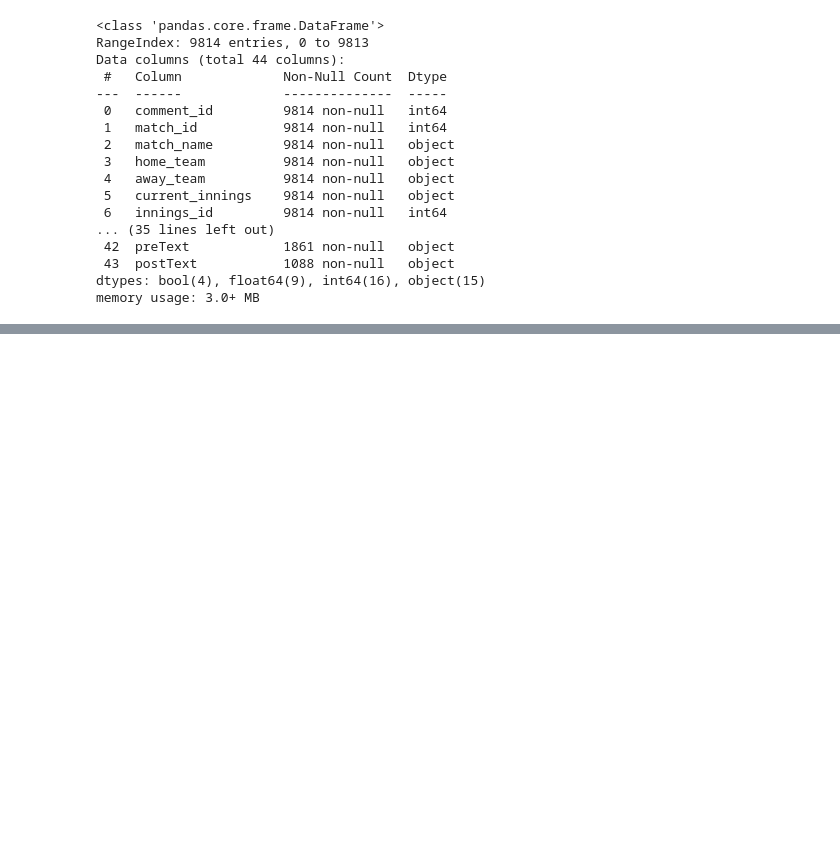
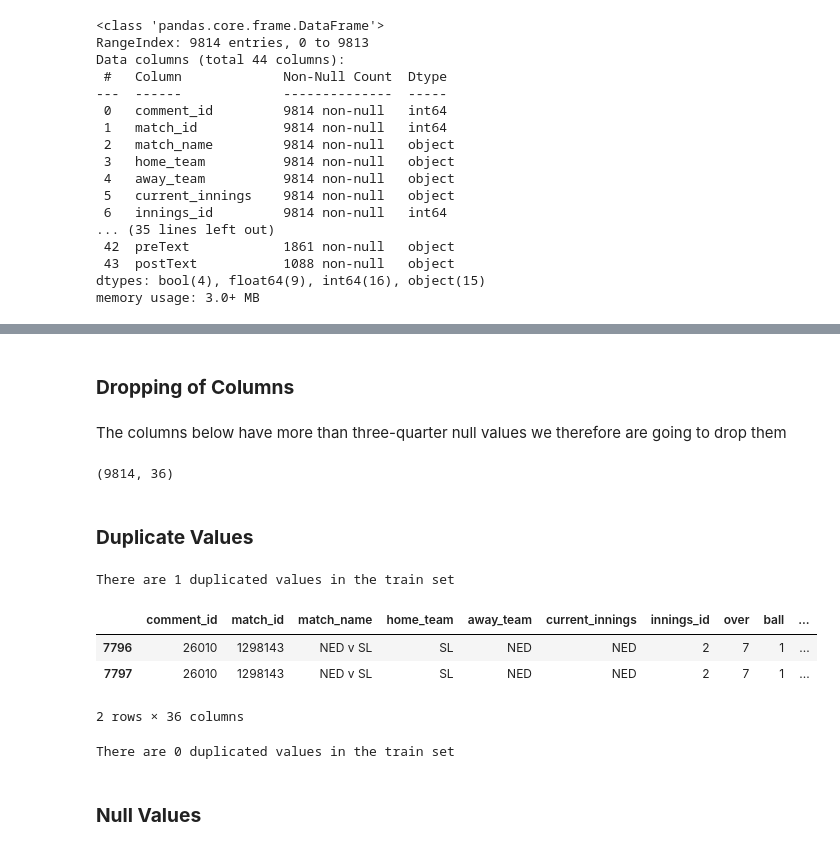
Before and after one commit to Ogutu01/T-20-World-Cup-2022-Data-Analysis, a Jupyter notebook: index.ipynb, the cells around one changed output, grey strips where cells are left out. Drawn from its saved outputs; the diff is of its cells as text; code cells hidden in the pictures; blank space fills up the shorter version.

```diff
--- a/index.ipynb
+++ b/index.ipynb
@@ -37,6 +41,3 @@ Data columns (total 44 columns):
  43  postText           1088 non-null   object
 dtypes: bool(4), float64(9), int64(16), object(15)
 memory usage: 3.0+ MB
-# %%
-data = data.drop(columns = ["wkt_batsman_name", "wkt_bowler_name", "wkt_batsman_runs", "wkt_batsman_balls", "wkt_text", "preText", "postText"])
-data.shape
@@ -77,0 +61,30 @@ Name: count, dtype: int64
+# %% [markdown]
+### **Dropping of Columns**
+# %% [markdown]
+The columns below have more than three-quarter null values we therefore are going to drop them
+# %%
+data = data.drop(columns = ["wicket_id", "wkt_batsman_name", "wkt_bowler_name", "wkt_batsman_runs", "wkt_batsman_balls", "wkt_text", "preText", "postText"])
+data.shape
+# %% [output]
+(9814, 36)
+# %% [markdown]
+### **Duplicate Values**
+# %%
+print(f"There are {data.duplicated().sum()} duplicated values in the train set")
+# %% [output]
+There are 1 duplicated values in the train set
+# %%
+dup = data[data.duplicated(keep = False) == True]
+dup
+# %% [output]
+|  | comment_id | match_id | match_name | home_team | away_team | current_innings | innings_id | over | ball | ... |
+| 7796 | 26010 | 1298143 | NED v SL | SL | NED | NED | 2 | 7 | 1 | ... |
+| 7797 | 26010 | 1298143 | NED v SL | SL | NED | NED | 2 | 7 | 1 | ... |
+2 rows × 36 columns
+# %%
+data = data.drop_duplicates()
+print(f"There are {data.duplicated().sum()} duplicated values in the train set")
+# %% [output]
+There are 0 duplicated values in the train set
+# %% [markdown]
+### **Null Values**
```
Also changed, not shown: parts of 17 cells of this notebook.
